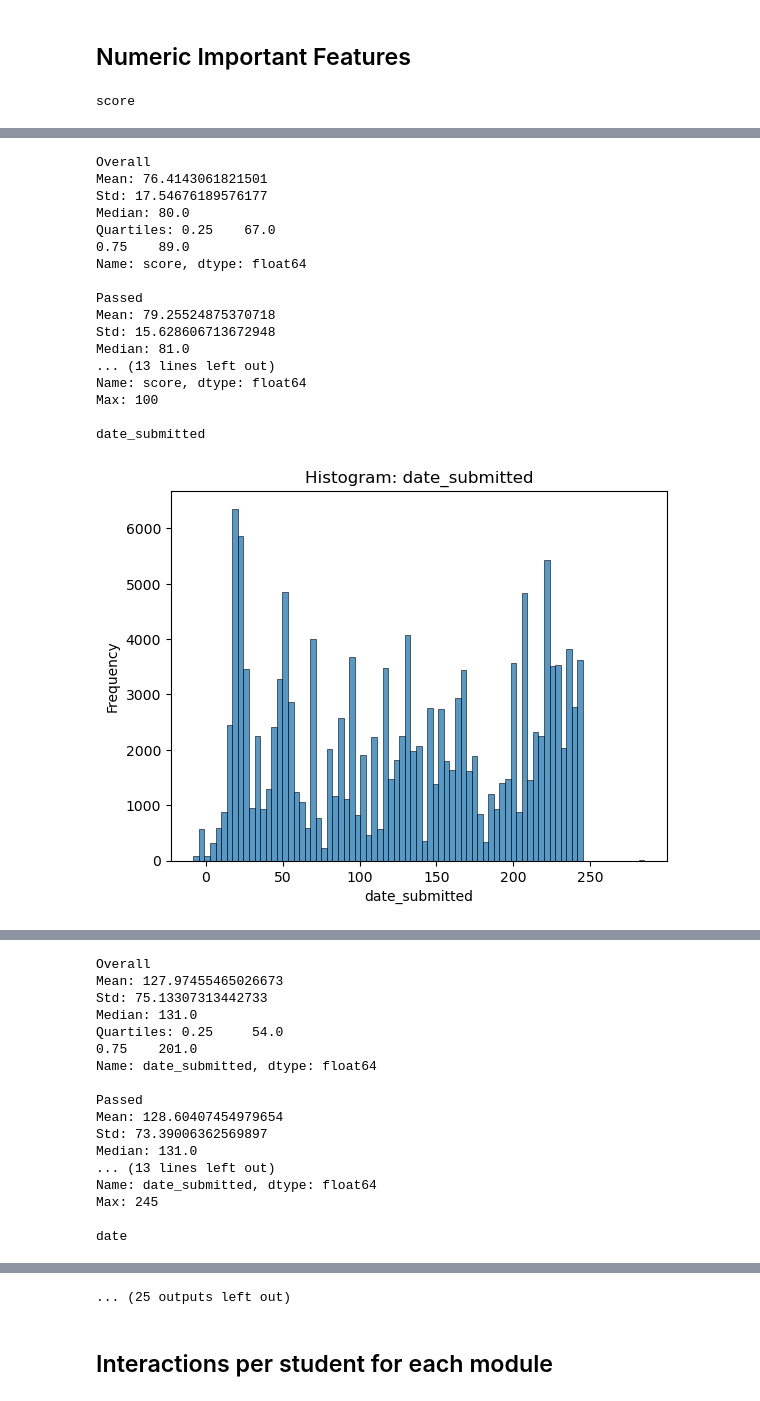
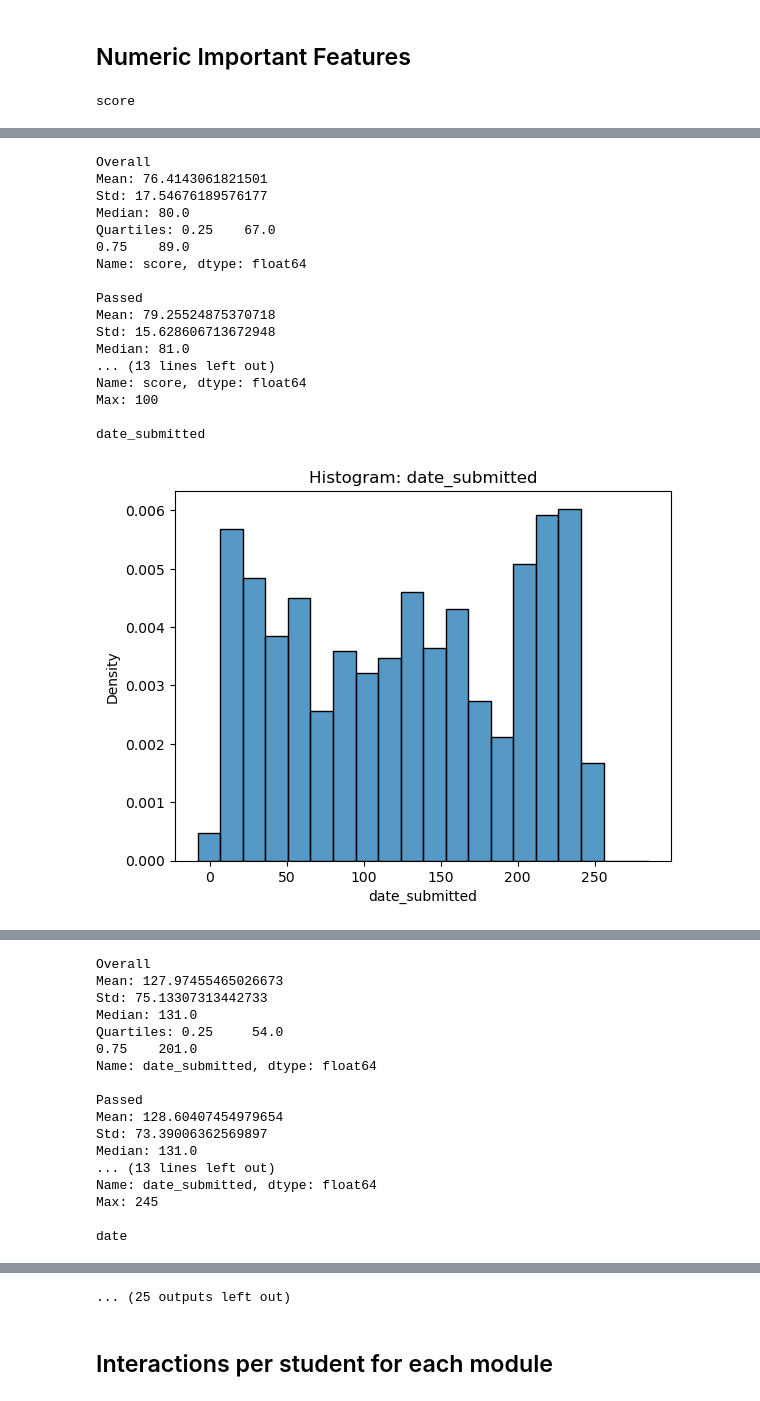
Before and after one commit to jpjavier23/springboard_eda_project, a Jupyter notebook: eda_stage_capstone_2.ipynb, the cells around one changed output, grey strips where cells are left out. Cells and saved outputs as stored; diff of their text form; code cells hidden in the pictures.

Commit message:
added higher visibility histograms

```diff
--- a/eda_stage_capstone_2.ipynb
+++ b/eda_stage_capstone_2.ipynb
@@ -539,9 +539,9 @@ Interacting with the quizzes more increases the chance that the student also hav
 # %%
 for i in rel_top:
     print(i)
-    _ = sns.histplot(x = i, data = df, stat = 'frequency')
+    _ = sns.histplot(x = i, data = df, stat = 'density', bins = 20)
     _ = plt.xlabel(f'{i}')
-    _ = plt.ylabel('Frequency')
+    _ = plt.ylabel('Density')
     _ = plt.title(f'Histogram: {i}')
     plt.show()
 
@@ -586,23 +586,23 @@ score
 [figure]
 [figure]
 Overall
 Mean: 76.4143061821501
 Std: 17.54676189576177
 Median: 80.0
 Quartiles: 0.25    67.0
 0.75    89.0
 Name: score, dtype: float64
 
 Passed
 Mean: 79.25524875370718
 Std: 15.628606713672948
 Median: 81.0
 ... (13 lines left out)
 Name: score, dtype: float64
 Max: 100
 
 date_submitted
-[figure, old version]
+[figure, new version]
 [figure]
 [figure]
 Overall
```
Also changed, not shown: parts of 12 cells of this notebook.
